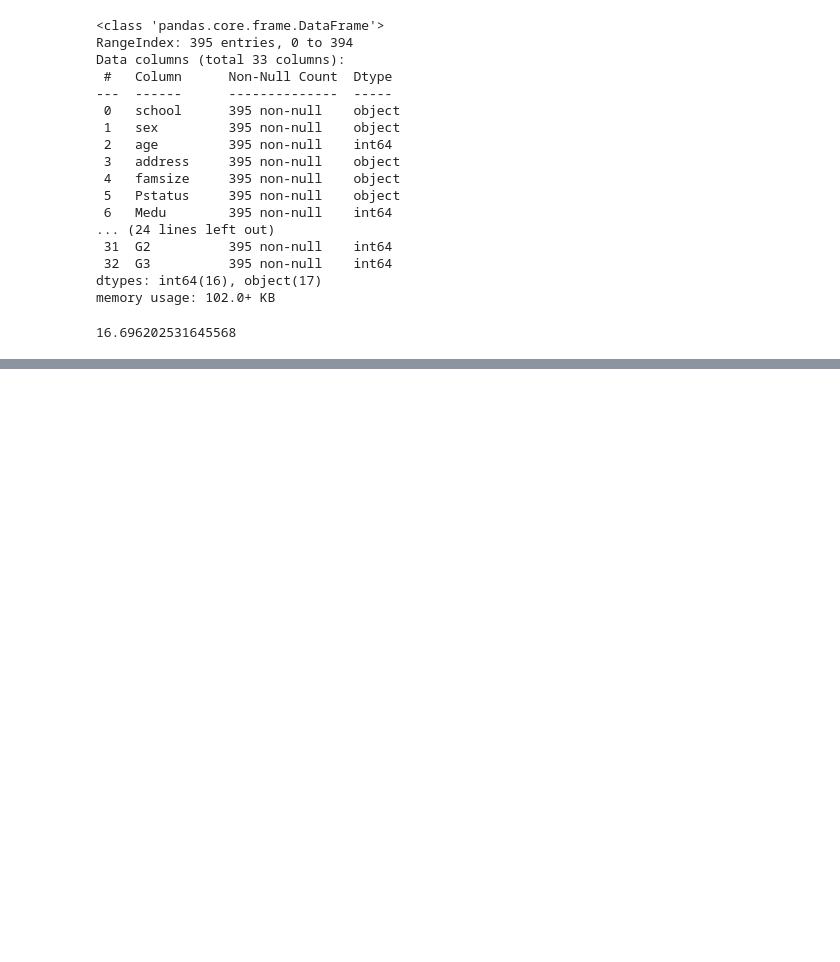
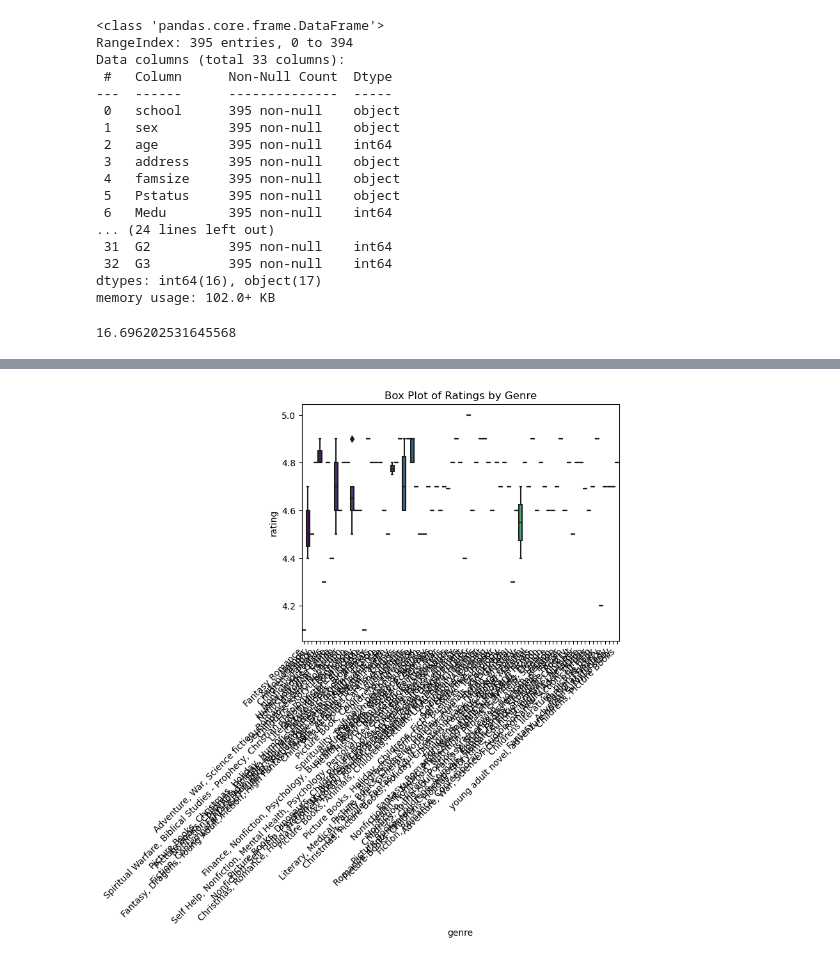
Before and after one commit to Nate206/DataScience1, a Jupyter notebook: CodeTemplates/unit1F.ipynb, the cells around one changed output, grey strips where cells are left out. Saved outputs shown, nothing was run; the diff lists cells and outputs as text; code cells hidden in the pictures; blank space fills up the shorter version.

```diff
--- a/CodeTemplates/unit1F.ipynb
+++ b/CodeTemplates/unit1F.ipynb
@@ -61,0 +171,9 @@ dtype: int64
+# %%
+import seaborn as sns
+
+sns.boxplot(x='genre', y='rating', data=df, palette='viridis')
+plt.title('Box Plot of Ratings by Genre')
+plt.xticks(rotation=45, ha='right')
+plt.show()
+# %% [output]
+[figure, added]
```
Also changed, not shown: parts of 18 cells of this notebook, 5 other files.
